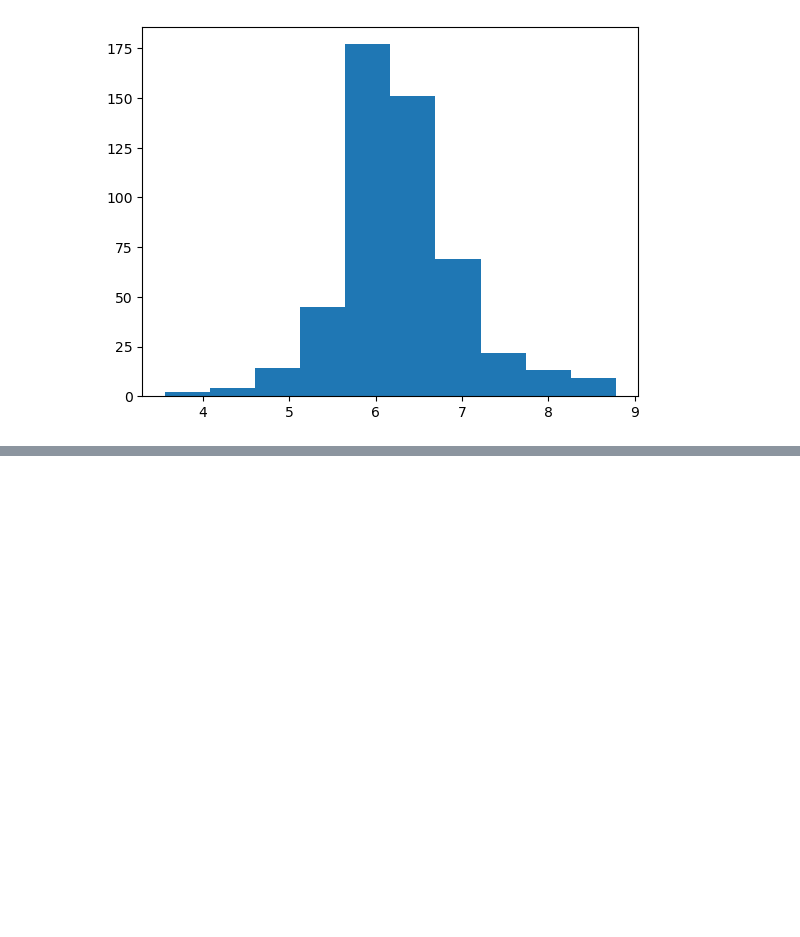
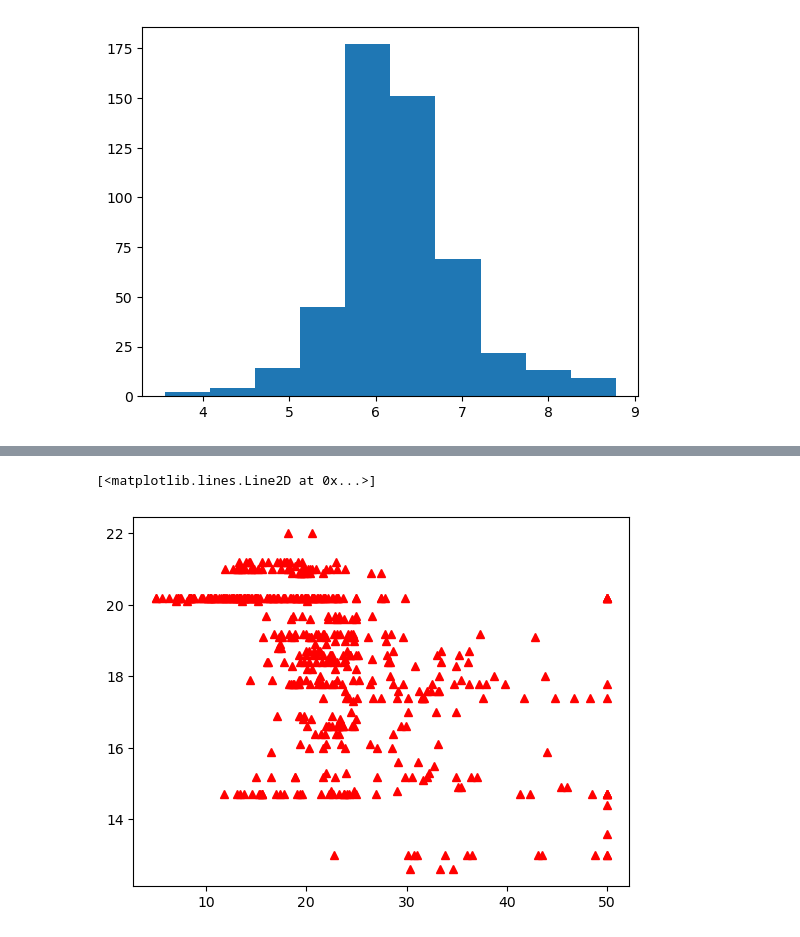
Before and after one commit to hongyeol-seo/ex_dacon_study, a Jupyter notebook: ex_ml/230309_보스턴집값.ipynb, the cells around one changed output, grey strips where cells are left out. Drawn from its saved outputs; the diff is of its cells as text; code cells hidden in the pictures; blank space fills up the shorter version.

```diff
--- a/ex_ml/230309_보스턴집값.ipynb
+++ b/ex_ml/230309_보스턴집값.ipynb
@@ -133,0 +146,5 @@ plt.hist(bostonDf.rm) #그닦 깔끔하게 정규분포는 아니다.
+# %%
+plt.plot(bostonDf.medv,bostonDf.ptratio,'r^')
+# %% [output]
+[<matplotlib.lines.Line2D at 0x...>]
+[figure, added]
```
Also changed, not shown: parts of 23 cells of this notebook.
